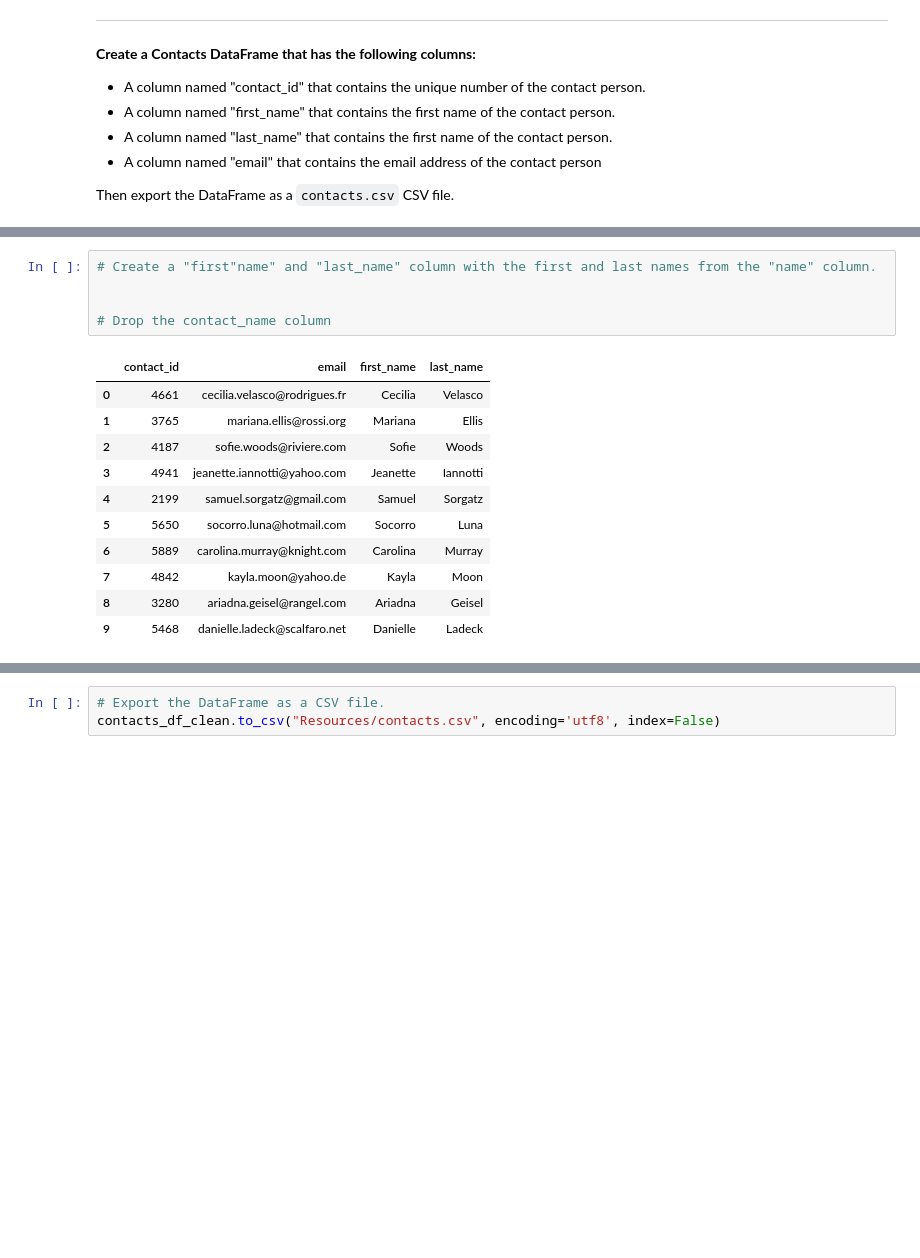
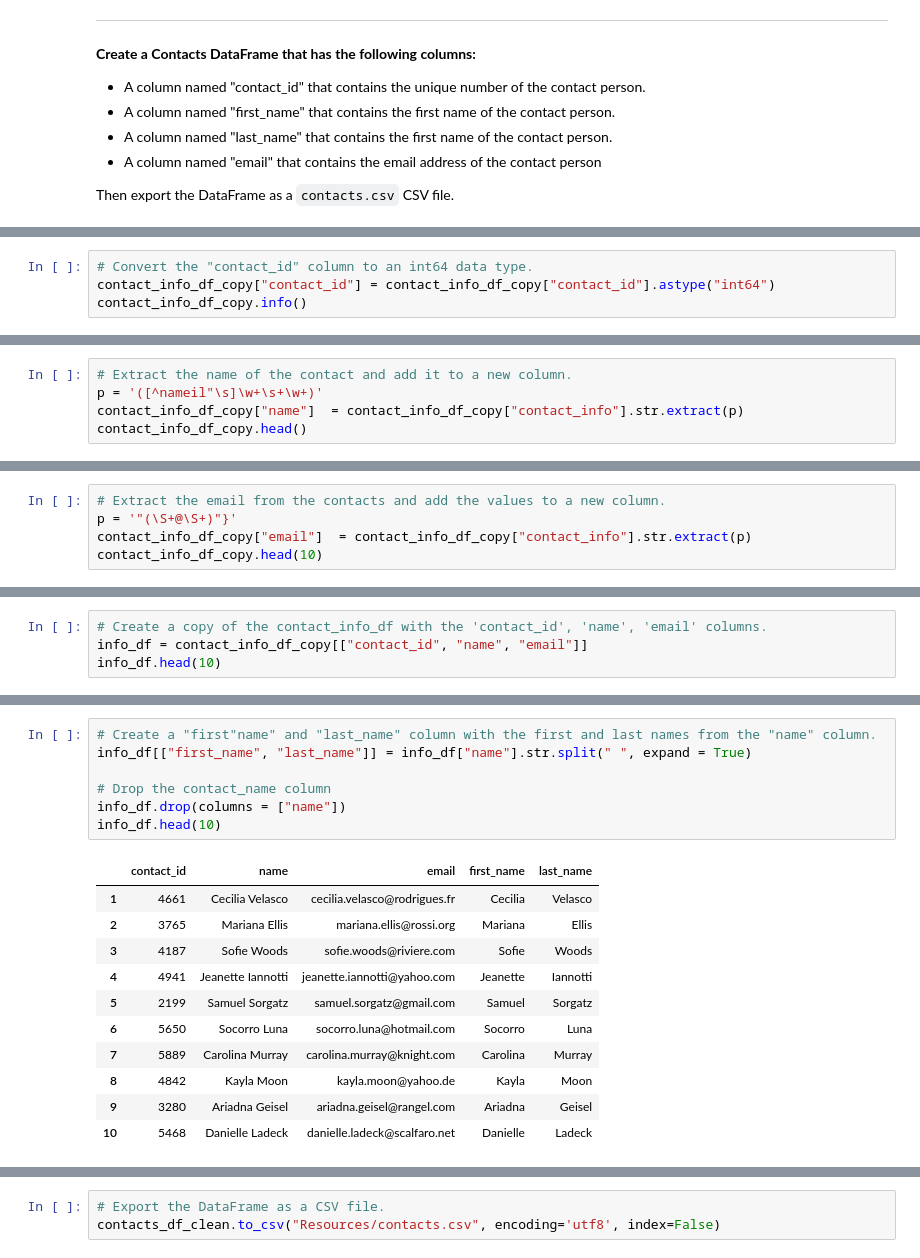
Before and after one commit to cwiggs94709/Crowdfunding_ETL, a Jupyter notebook: ETL_Mini_Project_SMawardi_CWiggs.ipynb, the cells around one changed output, grey strips where cells are left out. Cells and saved outputs as stored; diff of their text form; blank space fills up the shorter version.

```diff
--- a/ETL_Mini_Project_SMawardi_CWiggs.ipynb
+++ b/ETL_Mini_Project_SMawardi_CWiggs.ipynb
@@ -366,0 +371,4 @@ memory usage: 23.6+ KB
+# %%
+# Convert the "contact_id" column to an int64 data type.
+contact_info_df_copy["contact_id"] = contact_info_df_copy["contact_id"].astype("int64")
+contact_info_df_copy.info()
@@ -366,0 +385,5 @@ memory usage: 23.6+ KB
+# %%
+# Extract the name of the contact and add it to a new column.
+p = '([^nameil"\s]\w+\s+\w+)'
+contact_info_df_copy["name"]  = contact_info_df_copy["contact_info"].str.extract(p)
+contact_info_df_copy.head()
@@ -366,0 +397,5 @@ memory usage: 23.6+ KB
+# %%
+# Extract the email from the contacts and add the values to a new column.
+p = '"(\S+@\S+)"}'
+contact_info_df_copy["email"]  = contact_info_df_copy["contact_info"].str.extract(p)
+contact_info_df_copy.head(10)
@@ -366,0 +414,4 @@ memory usage: 23.6+ KB
+# %%
+# Create a copy of the contact_info_df with the 'contact_id', 'name', 'email' columns.
+info_df = contact_info_df_copy[["contact_id", "name", "email"]]
+info_df.head(10)
@@ -367,19 +430,21 @@ memory usage: 23.6+ KB
 # %%
 # Create a "first"name" and "last_name" column with the first and last names from the "name" column.
-
+info_df[["first_name", "last_name"]] = info_df["name"].str.split(" ", expand = True)
 
 # Drop the contact_name column
+info_df.drop(columns = ["name"])
+info_df.head(10)
 # %% [output]
-|  | contact_id | email | first_name | last_name |
-| 0 | 4661 | cecilia.velasco@rodrigues.fr | Cecilia | Velasco |
-| 1 | 3765 | mariana.ellis@rossi.org | Mariana | Ellis |
-| 2 | 4187 | sofie.woods@riviere.com | Sofie | Woods |
-| 3 | 4941 | jeanette.iannotti@yahoo.com | Jeanette | Iannotti |
-| 4 | 2199 | samuel.sorgatz@gmail.com | Samuel | Sorgatz |
-| 5 | 5650 | socorro.luna@hotmail.com | Socorro | Luna |
-| 6 | 5889 | carolina.murray@knight.com | Carolina | Murray |
-| 7 | 4842 | kayla.moon@yahoo.de | Kayla | Moon |
-| 8 | 3280 | ariadna.geisel@rangel.com | Ariadna | Geisel |
-| 9 | 5468 | danielle.ladeck@scalfaro.net | Danielle | Ladeck |
+|  | contact_id | name | email | first_name | last_name |
+| 1 | 4661 | Cecilia Velasco | cecilia.velasco@rodrigues.fr | Cecilia | Velasco |
+| 2 | 3765 | Mariana Ellis | mariana.ellis@rossi.org | Mariana | Ellis |
+| 3 | 4187 | Sofie Woods | sofie.woods@riviere.com | Sofie | Woods |
+| 4 | 4941 | Jeanette Iannotti | jeanette.iannotti@yahoo.com | Jeanette | Iannotti |
+| 5 | 2199 | Samuel Sorgatz | samuel.sorgatz@gmail.com | Samuel | Sorgatz |
+| 6 | 5650 | Socorro Luna | socorro.luna@hotmail.com | Socorro | Luna |
+| 7 | 5889 | Carolina Murray | carolina.murray@knight.com | Carolina | Murray |
+| 8 | 4842 | Kayla Moon | kayla.moon@yahoo.de | Kayla | Moon |
+| 9 | 3280 | Ariadna Geisel | ariadna.geisel@rangel.com | Ariadna | Geisel |
+| 10 | 5468 | Danielle Ladeck | danielle.ladeck@scalfaro.net | Danielle | Ladeck |
 # %%
 # Reorder the columns
```
Also changed, not shown: parts of 25 cells of this notebook, 1 other file.
